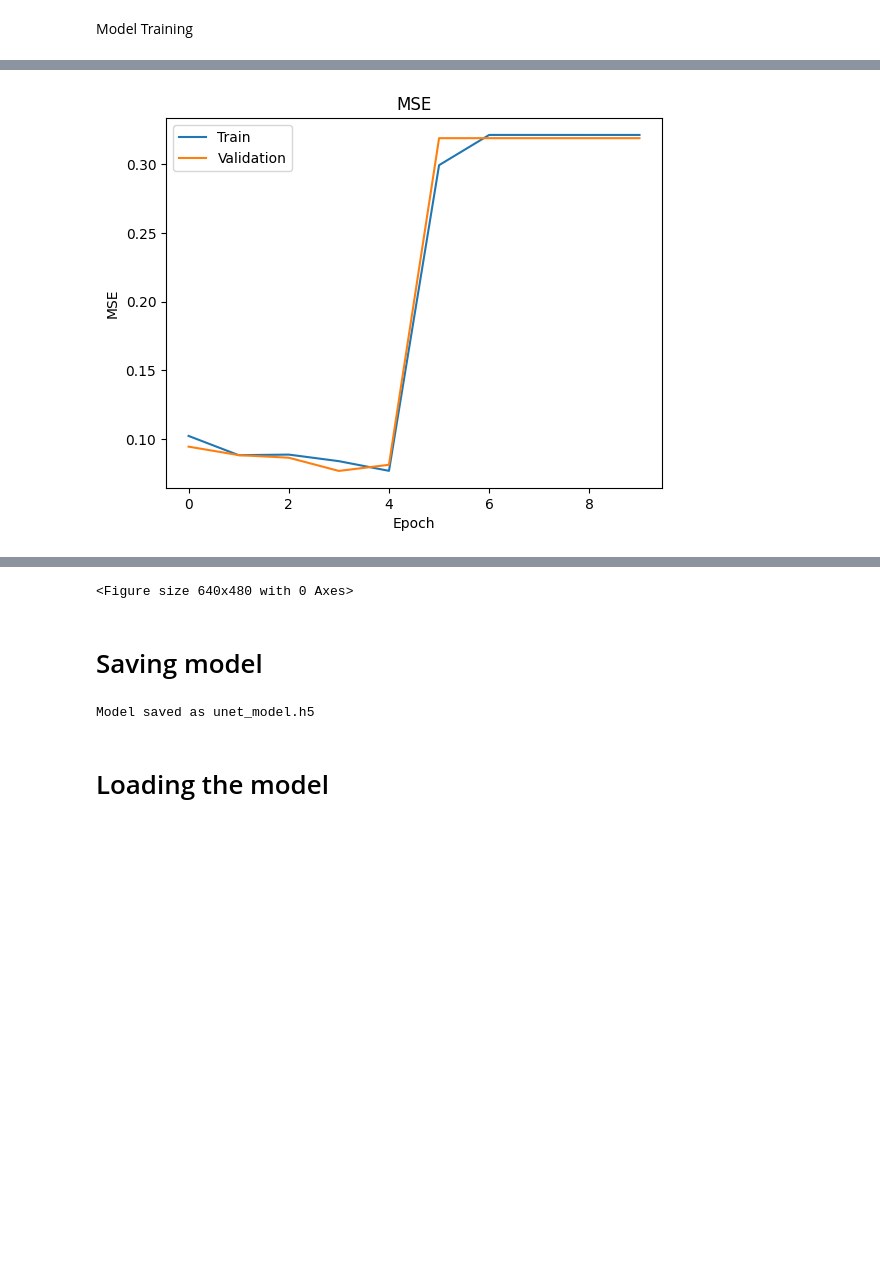
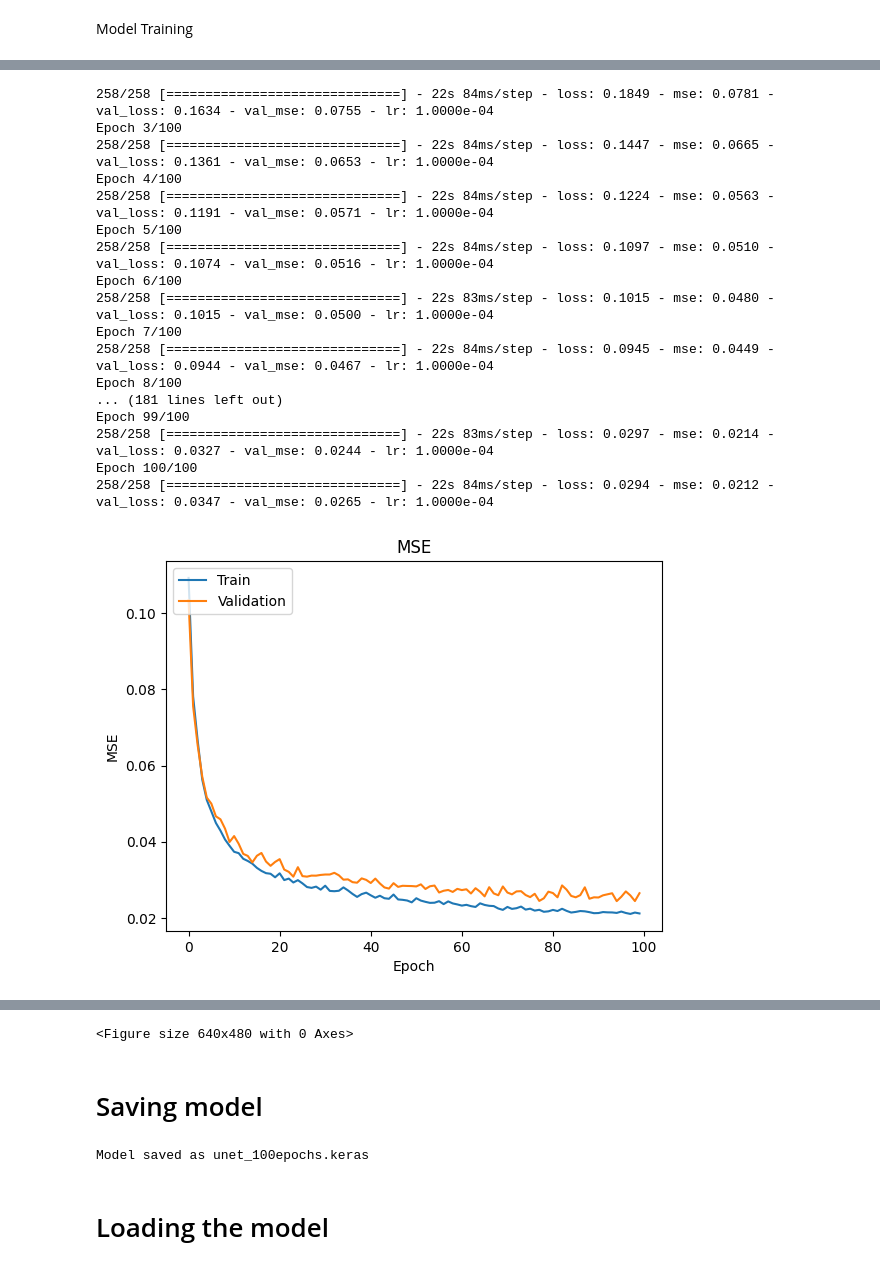
Before and after one commit to jacopoaltieri/Anatomical_landmarks_eval_CNN, a Jupyter notebook: unet_jupyter_trials.ipynb, the cells around one changed output, grey strips where cells are left out. Saved outputs shown, nothing was run; the diff lists cells and outputs as text; code cells hidden in the pictures; blank space fills up the shorter version.

```diff
--- a/unet_jupyter_trials.ipynb
+++ b/unet_jupyter_trials.ipynb
@@ -35,3 +47,12 @@ BATCH_SIZE = 3
+# %%
+BATCH_SIZE = 3
+
+# Chose here the fixed image-label pair you want to train on
+fixed_image_path = "/mnt/c/Users/jacop/Desktop/DL_Project/1124.jpg"
+fixed_label_path = "/mnt/c/Users/jacop/Desktop/DL_Project/1124.txt"
+
+BATCH_SIZE = 3
+EPOCHS = 100
 # %% [markdown]
 # Importing dataset
 # %%
@@ -118,6 +139,10 @@ test_labels = test_labels.map(lambda x: tf.py_function(load_labels, [x], [tf.flo
 val_labels = tf.data.Dataset.list_files(input_path + "/labels/val/*.txt", shuffle=False)
 val_labels = val_labels.map(lambda x: tf.py_function(load_labels, [x], [tf.float16]))
 
+# Processing the fixed image's labels
+fixed_label = tf.data.Dataset.list_files(fixed_label_path, shuffle=False)
+fixed_label = fixed_label.map(lambda x: tf.py_function(load_labels, [x], [tf.float16]))
+
 
 # =========== Combine Images and Labels =========== #
 
@@ -125,4 +150,6 @@ val_labels = val_labels.map(lambda x: tf.py_function(load_labels, [x], [tf.float
 train_dataset = tf.data.Dataset.zip((train_images, train_labels))
 test_dataset = tf.data.Dataset.zip((test_images, test_labels))
 val_dataset = tf.data.Dataset.zip((val_images, val_labels))
+
+fixed_dataset = tf.data.Dataset.zip((fixed_image,fixed_label))
 # %% [output]
@@ -200,7 +258,9 @@ input = tf.keras.layers.Input(shape=input_shape)
 a1 = tf.keras.layers.LeakyReLU(alpha=0.01)(input)
 
 # Applicazione di un layer di convoluzione 2D con 64 filtri di dimensione 3x3
-c1 = tf.keras.layers.Conv2D(64, 3, padding="same", kernel_initializer="he_normal")(a1)
+c1 = tf.keras.layers.Conv2D(64, 3, padding="same", kernel_initializer="he_normal", kernel_regularizer=regularizers.l2(0.0001))(a1)
+
+bn1 = tf.keras.layers.BatchNormalization()(c1)
 
 # Appli#cazione del layer di Dropout con un tasso di dropout del 10%
 c1 = tf.keras.layers.Dropout(0.1)(c1)
@@ -210,22 +270,26 @@ p1 = tf.keras.layers.MaxPooling2D(pool_size=(2, 2))(c1)
 
 
 a2 = tf.keras.layers.LeakyReLU(alpha=0.01)(p1)
-c2 = tf.keras.layers.Conv2D(128, 3, padding="same", kernel_initializer="he_normal")(a2)
+c2 = tf.keras.layers.Conv2D(128, 3, padding="same", kernel_initializer="he_normal", kernel_regularizer=regularizers.l2(0.0001))(a2)
+bn2 = tf.keras.layers.BatchNormalization()(c2)
 c2 = tf.keras.layers.Dropout(0.1)(c2)
 p2 = tf.keras.layers.MaxPooling2D(pool_size=(2, 2))(c2)
 
 a3 = tf.keras.layers.LeakyReLU(alpha=0.01)(p2)
-c3 = tf.keras.layers.Conv2D(256, 3, padding="same", kernel_initializer="he_normal")(a3)
+c3 = tf.keras.layers.Conv2D(256, 3, padding="same", kernel_initializer="he_normal", kernel_regularizer=regularizers.l2(0.0001))(a3)
+bn3 = tf.keras.layers.BatchNormalization()(c3)
 c3 = tf.keras.layers.Dropout(0.2)(c3)
 p3 = tf.keras.layers.MaxPooling2D(pool_size=(2, 2))(c3)
 
 a4 = tf.keras.layers.LeakyReLU(alpha=0.01)(p3)
-c4 = tf.keras.layers.Conv2D(512, 3, padding="same", kernel_initializer="he_normal")(a4)
+c4 = tf.keras.layers.Conv2D(512, 3, padding="same", kernel_initializer="he_normal", kernel_regularizer=regularizers.l2(0.0001))(a4)
+bn4 = tf.keras.layers.BatchNormalization()(c4)
 c4 = tf.keras.layers.Dropout(0.2)(c4)
 p4 = tf.keras.layers.MaxPooling2D(pool_size=(2, 2))(c4)
 
 a5 = tf.keras.layers.LeakyReLU(alpha=0.01)(p4)
-c5 = tf.keras.layers.Conv2D(1024, 3, padding="same", kernel_initializer="he_normal")(a5)
+c5 = tf.keras.layers.Conv2D(1024, 3, padding="same", kernel_initializer="he_normal", kernel_regularizer=regularizers.l2(0.0001))(a5)
+bn5 = tf.keras.layers.BatchNormalization()(c5)
 c5 = tf.keras.layers.Dropout(0.3)(c5)
 
 ### Upsampling path ###
@@ -294,13 +358,20 @@ def custom_mse_loss(y_true, y_pred):
     mse = tf.reduce_mean(tf.square(y_true - y_pred))
     return mse
 
-# Compile the model with the custom loss
-unet.compile(optimizer='adam', loss=custom_mse_loss, metrics='mse')
+
+# Define the callback to reduce the learning rate when the validation loss stops improving
+reduce_lr = ReduceLROnPlateau(monitor='val_loss', factor=0.2,
+                              patience=5, min_lr=0.001, amsgrad=False)
+
+
+adam = tf.keras.optimizers.Adam(learning_rate=0.0001, beta_1=0.95, beta_2=0.999, epsilon=1e-8)
+
+unet.compile(optimizer=adam, loss='mse', metrics='mse')
 # %% [markdown]
 Model Training
 # %%
 # Train the model
-history = unet.fit(train_images_dataset, epochs=10, validation_data=val_images_dataset)
+history = unet.fit(train_images_dataset, epochs=100, validation_data=val_images_dataset, callbacks=[reduce_lr])
 
 # Plot training & validation accuracy values
 plt.plot(history.history['mse'])
@@ -345 +427,18 @@ Epoch 10/10
+258/258 [==============================] - 22s 84ms/step - loss: 0.1849 - mse: 0.0781 - val_loss: 0.1634 - val_mse: 0.0755 - lr: 1.0000e-04
+Epoch 3/100
+258/258 [==============================] - 22s 84ms/step - loss: 0.1447 - mse: 0.0665 - val_loss: 0.1361 - val_mse: 0.0653 - lr: 1.0000e-04
+Epoch 4/100
+258/258 [==============================] - 22s 84ms/step - loss: 0.1224 - mse: 0.0563 - val_loss: 0.1191 - val_mse: 0.0571 - lr: 1.0000e-04
+Epoch 5/100
+258/258 [==============================] - 22s 84ms/step - loss: 0.1097 - mse: 0.0510 - val_loss: 0.1074 - val_mse: 0.0516 - lr: 1.0000e-04
+Epoch 6/100
+258/258 [==============================] - 22s 83ms/step - loss: 0.1015 - mse: 0.0480 - val_loss: 0.1015 - val_mse: 0.0500 - lr: 1.0000e-04
+Epoch 7/100
+258/258 [==============================] - 22s 84ms/step - loss: 0.0945 - mse: 0.0449 - val_loss: 0.0944 - val_mse: 0.0467 - lr: 1.0000e-04
+Epoch 8/100
+... (181 lines left out)
+Epoch 99/100
+258/258 [==============================] - 22s 83ms/step - loss: 0.0297 - mse: 0.0214 - val_loss: 0.0327 - val_mse: 0.0244 - lr: 1.0000e-04
+Epoch 100/100
+258/258 [==============================] - 22s 84ms/step - loss: 0.0294 - mse: 0.0212 - val_loss: 0.0347 - val_mse: 0.0265 - lr: 1.0000e-04
-[figure, old version]
+[figure, new version]
@@ -347,15 +446,15 @@ Epoch 10/10
-<Figure size 640x480 with 0 Axes>
+<Figure size 640x480 with 0 Axes>
 # %% [markdown]
 # Saving model
 # %%
 # Salva il modello
 
-model_name = 'unet_model.h5'
+model_name = 'unet_100epochs.keras'
 unet.save(model_name)
 
 print('Model saved as', model_name)
 # %% [output]
-Model saved as unet_model.h5
+Model saved as unet_100epochs.keras
 # %% [markdown]
 # Loading the model
 # %%
```
Also changed, not shown: parts of 12 cells of this notebook.
